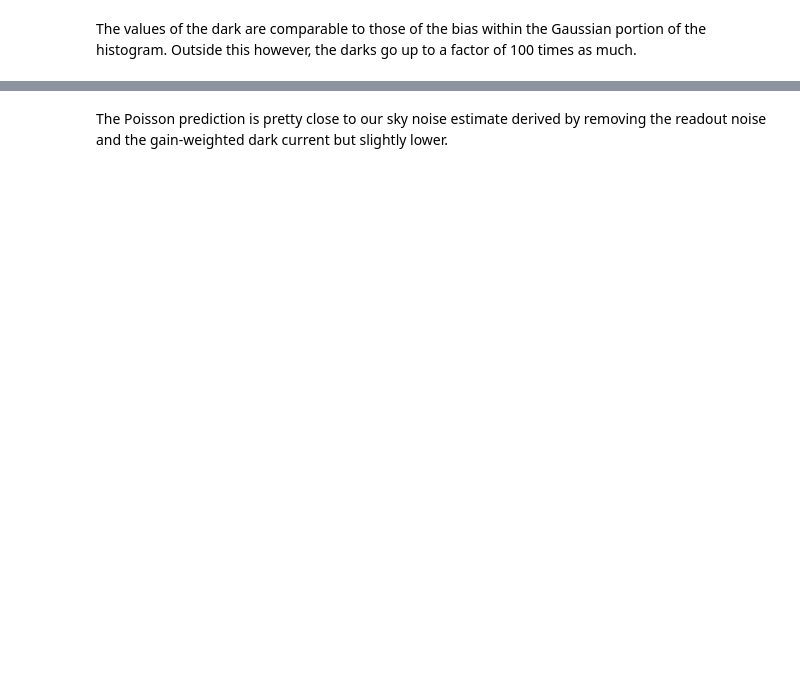
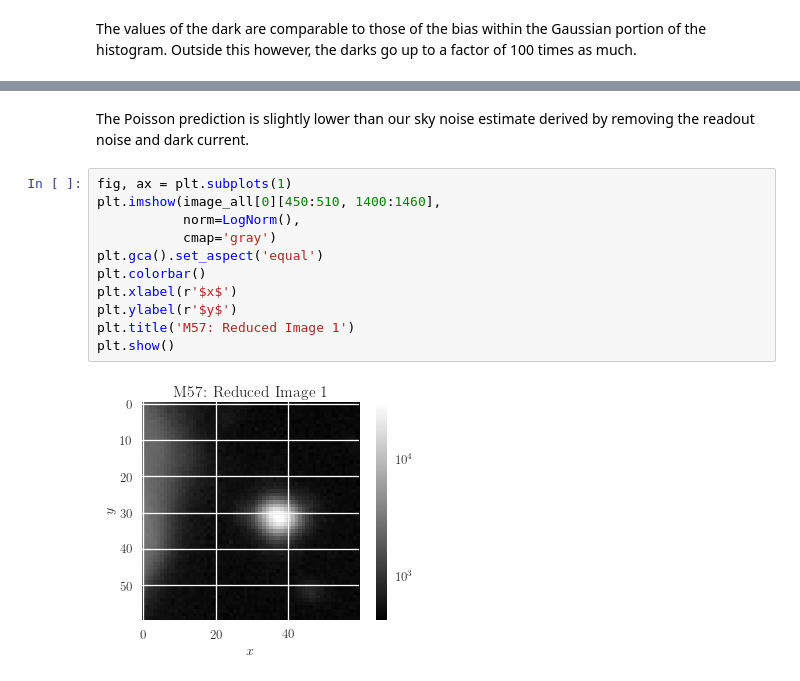
Before and after one commit to gmduvvuri/astr5550, a Jupyter notebook: homework/project_1/gmduvvuri_project1.ipynb, the cells around one changed output, grey strips where cells are left out. Drawn from its saved outputs; the diff is of its cells as text; blank space fills up the shorter version.

```diff
--- a/homework/project_1/gmduvvuri_project1.ipynb
+++ b/homework/project_1/gmduvvuri_project1.ipynb
@@ -344,2 +341,15 @@ Poisson Prediction Sky Noise =  22.0284898424
 # %% [markdown]
-The Poisson prediction is pretty close to our sky noise estimate derived by removing the readout noise and the gain-weighted dark current but slightly lower.
+The Poisson prediction is slightly lower than our sky noise estimate derived by removing the readout noise and dark current.
+# %%
+fig, ax = plt.subplots(1)
+plt.imshow(image_all[0][450:510, 1400:1460],
+           norm=LogNorm(),
+           cmap='gray')
+plt.gca().set_aspect('equal')
+plt.colorbar()
+plt.xlabel(r'$x$')
+plt.ylabel(r'$y$')
+plt.title('M57: Reduced Image 1')
+plt.show()
+# %% [output]
+[figure, added]
```
Also changed, not shown: parts of 15 cells of this notebook.
